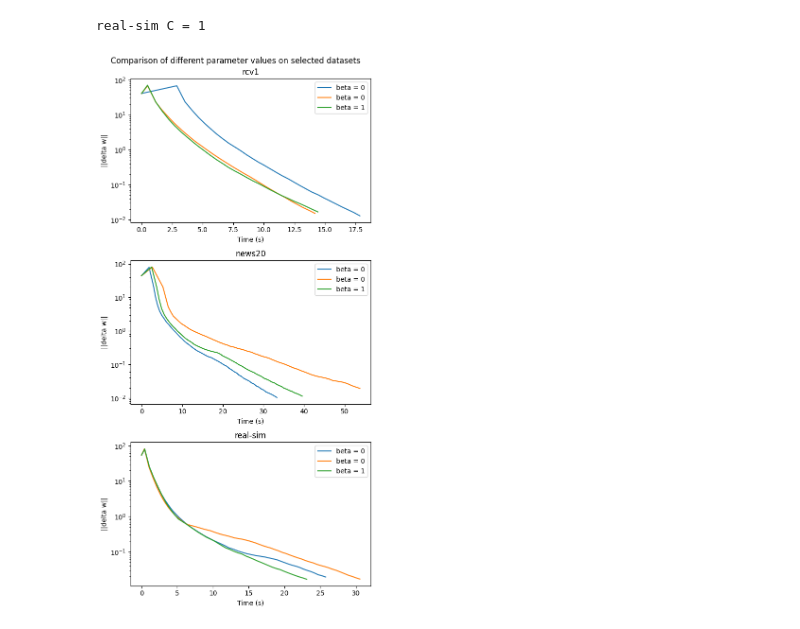
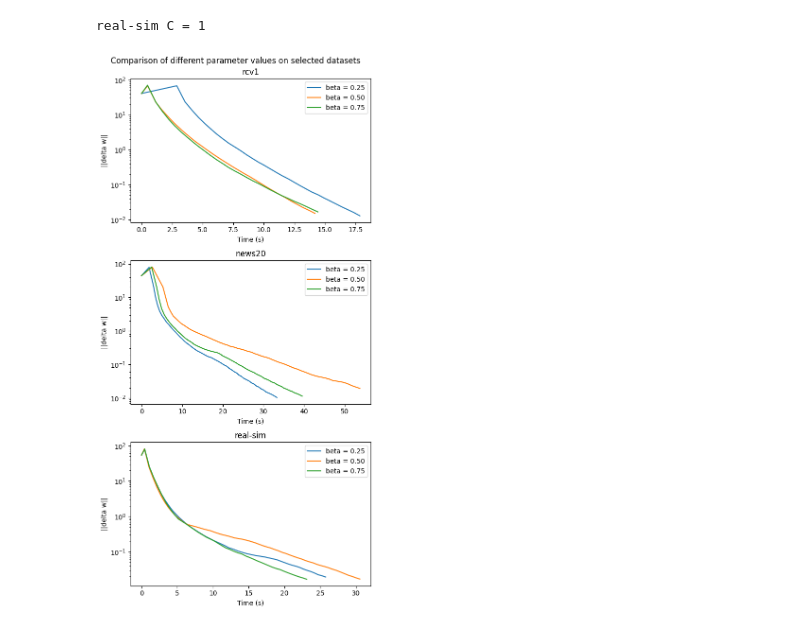
Before and after one commit to jakfol1217/Optimalization_project, a Jupyter notebook: Parameter Influence - Beta.ipynb, the cells around one changed output. Cells and saved outputs as stored; diff of their text form; code cells hidden in the pictures.

```diff
--- a/Parameter Influence - Beta.ipynb
+++ b/Parameter Influence - Beta.ipynb
@@ -70,17 +70,17 @@ with open("c_influence.json", "w") as f:
 # %%
 import matplotlib.pyplot as plt
 fig, axs = plt.subplots(len(data_space))
 fig.suptitle("Comparison of different parameter values on selected datasets")
 for ax, data_name in zip(axs, data_space):
     for param in param_space:
         res = results[data_name][param]
         ax.plot(res["times"], res["dists"])
         ax.set_title(f"{data_name}")
-    ax.legend([f"beta = {param:.0f}" for param in param_space])
+    ax.legend([f"beta = {param:.2f}" for param in param_space])
     ax.set_yscale("log")
     ax.set_ylabel("||delta w||")
     ax.set_xlabel("Time (s)")
 fig.set_size_inches(6, 12)
 plt.tight_layout()
 # %% [output]
-[figure, old version]
+[figure, new version]
```
Also changed, not shown: 2 other files.
